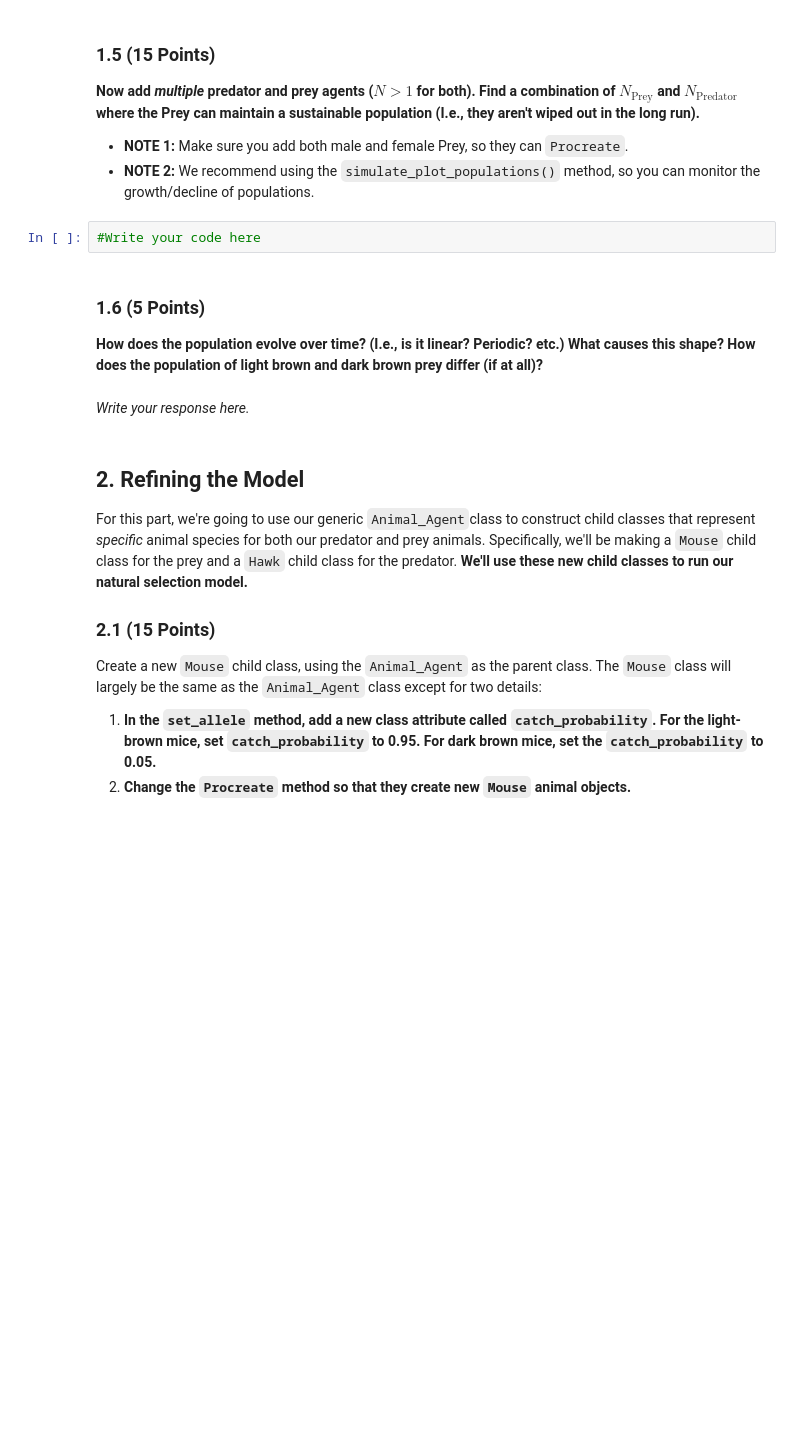
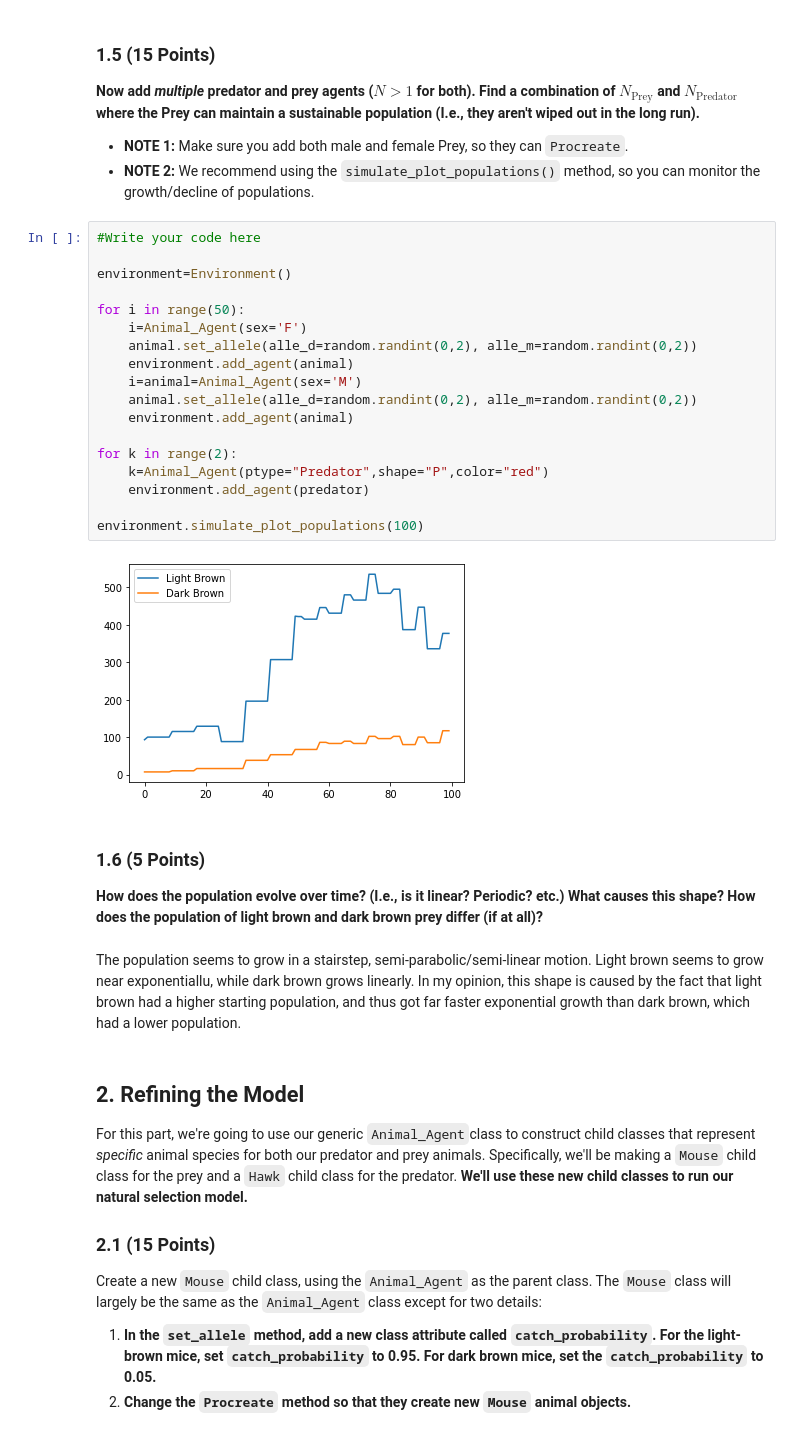
Before and after one commit to Infinity-Null/CMSE202-s23-turnin, a Jupyter notebook: hw-03/HW3_ABMs_STUDENT.ipynb, the cells around one changed output. Cells and saved outputs as stored; diff of their text form; blank space fills up the shorter version.

```diff
--- a/hw-03/HW3_ABMs_STUDENT.ipynb
+++ b/hw-03/HW3_ABMs_STUDENT.ipynb
@@ -117,14 +120,32 @@ environment.simulate(10)
 
 - **NOTE 1:** Make sure you add both male and female Prey, so they can `Procreate`.
 - **NOTE 2:** We recommend using the `simulate_plot_populations()` method, so you can monitor the growth/decline of populations.
-# %%
-#Write your code here
+# %%
+#Write your code here
+
+environment=Environment()
+
+for i in range(50):
+    i=Animal_Agent(sex='F')
+    animal.set_allele(alle_d=random.randint(0,2), alle_m=random.randint(0,2))
+    environment.add_agent(animal)
+    i=animal=Animal_Agent(sex='M')
+    animal.set_allele(alle_d=random.randint(0,2), alle_m=random.randint(0,2))
+    environment.add_agent(animal)
+
+for k in range(2):
+    k=Animal_Agent(ptype="Predator",shape="P",color="red")
+    environment.add_agent(predator)
+
+environment.simulate_plot_populations(100)
+# %% [output]
+[figure, added]
 # %% [markdown]
 ### 1.6 (5 Points)
 
 **How does the population evolve over time? (I.e., is it linear? Periodic? etc.) What causes this shape? How does the population of light brown and dark brown prey differ (if at all)?**
-# %% [markdown]
-*Write your response here.*
+# %% [markdown]
+The population seems to grow in a stairstep, semi-parabolic/semi-linear motion. Light brown seems to grow near exponentiallu, while dark brown grows linearly. In my opinion, this shape is caused by the fact that light brown had a higher starting population, and thus got far faster exponential growth than dark brown, which had a lower population.
 # %% [markdown]
 ## 2. Refining the Model
 
```
Also changed, not shown: parts of 5 cells of this notebook.
